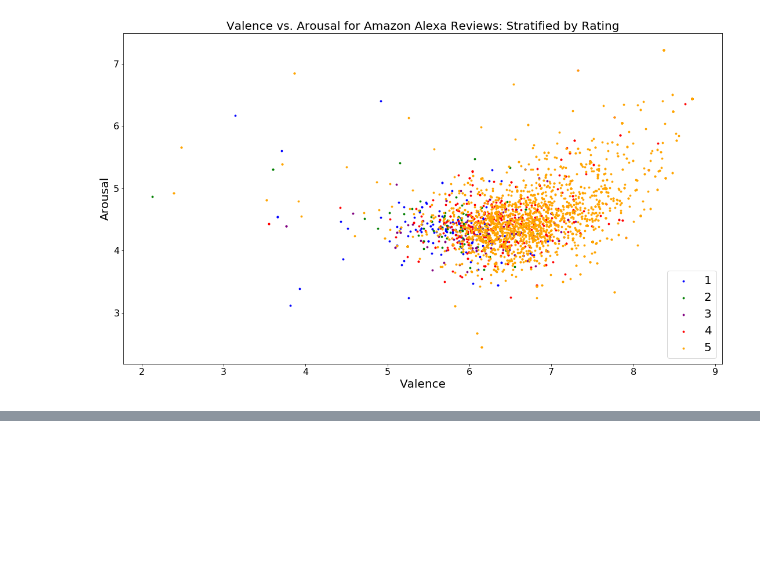
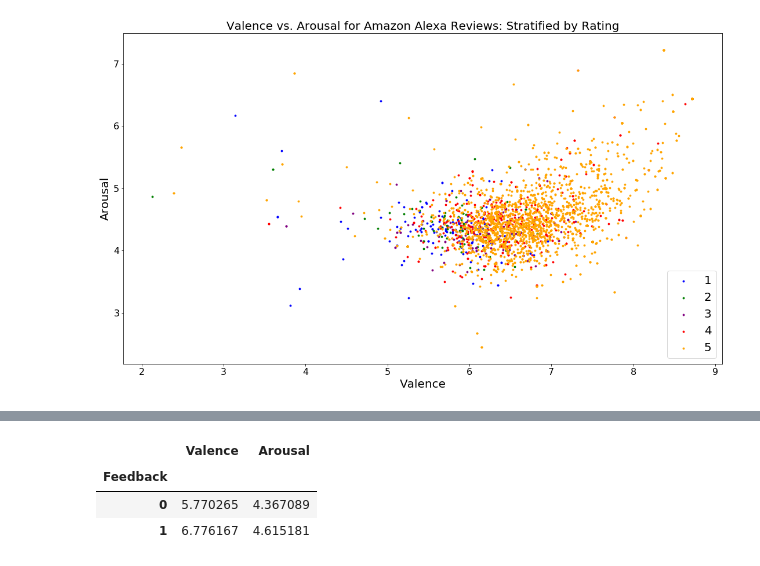
Before and after one commit to christian-taylor/Amazon_Alexa_Personal_Project, a Jupyter notebook: amazon_alexa_notebook.ipynb, the cells around one changed output, grey strips where cells are left out. Saved outputs shown, nothing was run; the diff lists cells and outputs as text; code cells hidden in the pictures; blank space fills up the shorter version.

```diff
--- a/amazon_alexa_notebook.ipynb
+++ b/amazon_alexa_notebook.ipynb
@@ -361,0 +411,7 @@ plt.show()
+# %%
+df_sent.groupby('Feedback').mean()[['Valence', 'Arousal']]
+# %% [output]
+|  | Valence | Arousal |
+| Feedback |  |  |
+| 0 | 5.770265 | 4.367089 |
+| 1 | 6.776167 | 4.615181 |
```
Also changed, not shown: parts of 5 cells of this notebook.
